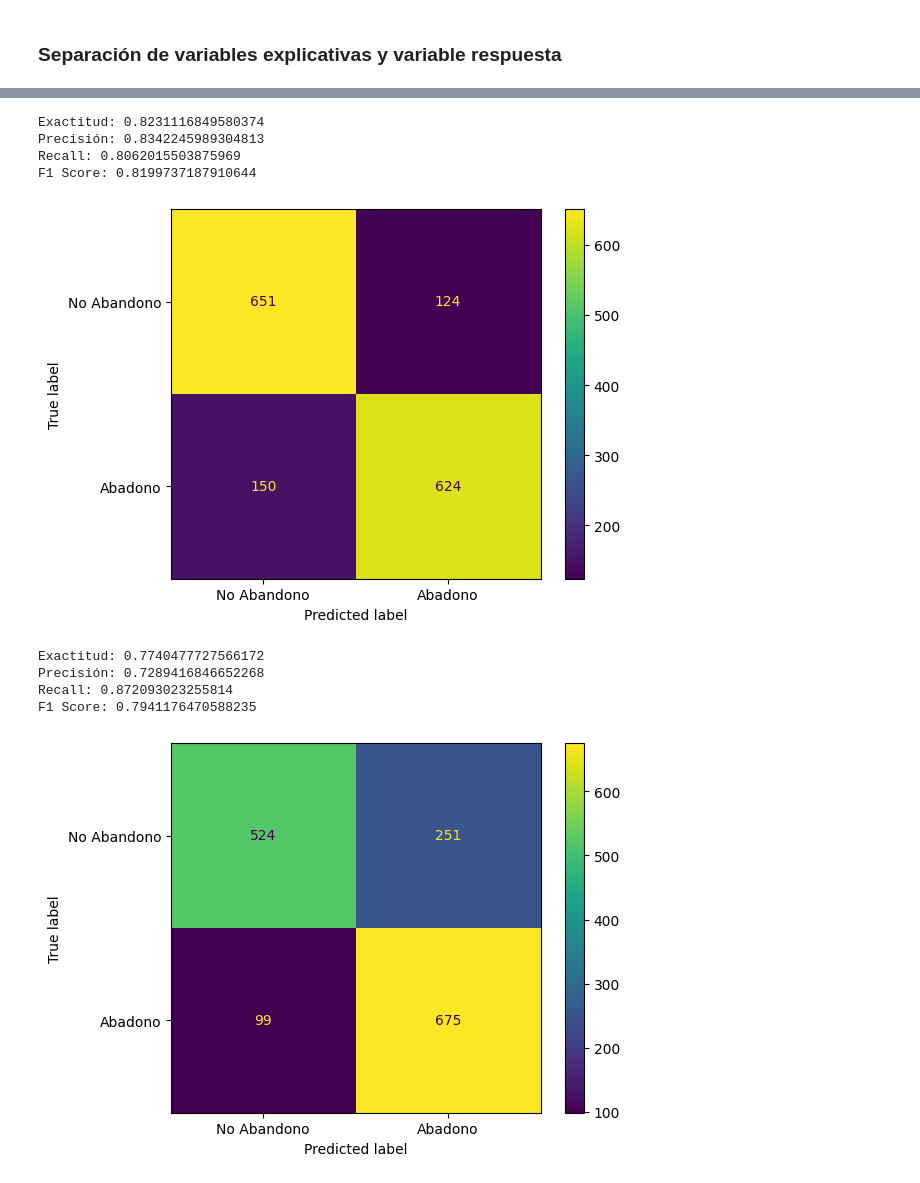
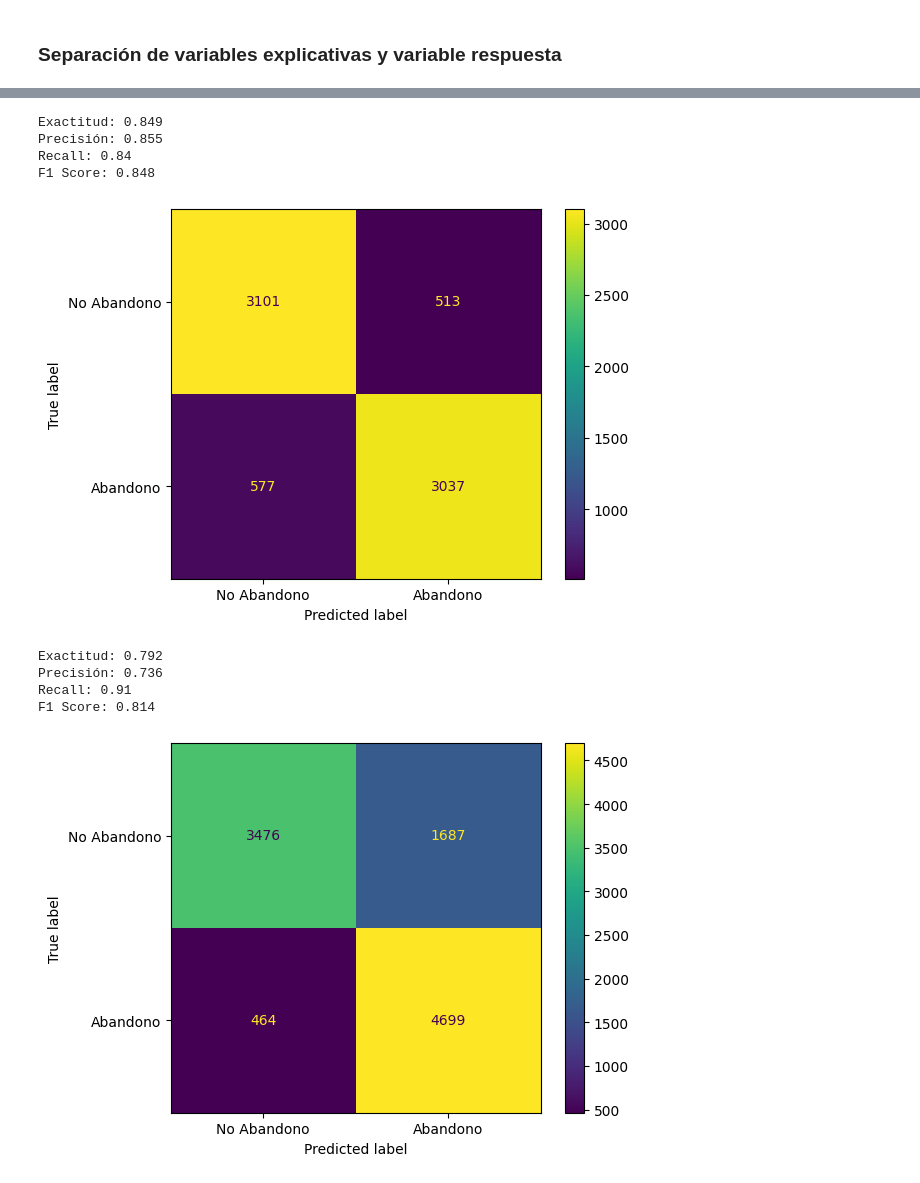
Before and after one commit to ErikGzz03TEC/Challenge_Telecom_X_parte_2, a Jupyter notebook: Challenge_TelecomX_2.ipynb, the cells around one changed output, grey strips where cells are left out. Drawn from its saved outputs; the diff is of its cells as text; code cells hidden in the pictures.

```diff
--- a/Challenge_TelecomX_2.ipynb
+++ b/Challenge_TelecomX_2.ipynb
@@ -361,0 +405,3 @@ from sklearn.model_selection import train_test_split
+# %%
+oversampling = SMOTE(random_state= 5)
+X_df, y = oversampling.fit_resample(X_df,y)
@@ -362,8 +415,4 @@ from sklearn.model_selection import train_test_split
 # %%
 # 70% entrenamiento, 15% test y 15% validación
-
-oversampling = SMOTE()
-X_balanceada, y_balanceada = oversampling.fit_resample(X_codificada,y)
-
-X_train, X_temp, y_train, y_temp = train_test_split(X, y, test_size=0.30, stratify=y, random_state=5)
+X_train, X_temp, y_train, y_temp = train_test_split(X_df, y, test_size=0.30, stratify=y, random_state=5)
 X_val, X_test, y_val, y_test = train_test_split(X_temp, y_temp, test_size=0.50, stratify=y_temp, random_state=5)
@@ -379,11 +433,11 @@ from sklearn.model_selection import StratifiedKFold, cross_validate
 # %%
-def evaluacion_modelos(y_test,y_pred):
-    print(f'Exactitud: {accuracy_score(y_test, y_pred)}')
-    print(f'Precisión: {precision_score(y_test, y_pred)}')
-    print(f'Recall: {recall_score(y_test,y_pred)}')
-    print(f'F1 Score: {f1_score(y_test,y_pred)}')
-    matriz_confusion_modelo = confusion_matrix(y_test,y_pred)
-    visualizacion_matriz_confusion = ConfusionMatrixDisplay(matriz_confusion_modelo, display_labels=['No Abandono', 'Abadono'])
+def evaluacion_modelos(y_real, y_pred):
+    print(f'Exactitud: {round(accuracy_score(y_real, y_pred), 3)}')
+    print(f'Precisión: {round(precision_score(y_real, y_pred, zero_division=0), 3)}')
+    print(f'Recall: {round(recall_score(y_real, y_pred, zero_division=0), 3)}')
+    print(f'F1 Score: {round(f1_score(y_real, y_pred, zero_division=0), 3)}')
+    matriz_confusion_modelo = confusion_matrix(y_real, y_pred)
+    visualizacion_matriz_confusion = ConfusionMatrixDisplay(matriz_confusion_modelo, display_labels=['No Abandono', 'Abandono'])
     visualizacion_matriz_confusion.plot();
 # %%
 modelo_dummy = DummyClassifier()
@@ -410,7 +453,5 @@ Precision is ill-defined and being set to 0.0 due to no predicted samples. Use `
 # %%
 modelo_arbol = DecisionTreeClassifier(random_state= 5)
-modelo_arbol.fit(X_train,y_train)
-y_pred_arbol = modelo_arbol.predict(X_val)
-
-resultados_arbol = evaluacion_modelos(y_val,y_pred_arbol)
+y_pred_cv_arbol = cross_val_predict(modelo_arbol,X_train_balanceada,y_train_balanceada, cv = skf)
+resultados_arbol = evaluacion_modelos(y_train_balanceada,y_pred_cv_arbol)
 # %% [output]
@@ -422,24 +463,22 @@ F1 Score: 0.7834518422753717
 # %%
-modelo_random = RandomForestClassifier(random_state= 5)
-modelo_random.fit(X_train,y_train)
-y_pred_random = modelo_random.predict(X_val)
+modelo_rf = RandomForestClassifier(random_state= 5)
+y_pred_cv_rf = cross_val_predict(modelo_rf, X_train, y_train, cv = skf)
 
-resultados_random = evaluacion_modelos(y_val,y_pred_random)
+resultados_random = evaluacion_modelos(y_train,y_pred_cv_rf)
 # %% [output]
-Exactitud: 0.8231116849580374
-Precisión: 0.8342245989304813
-Recall: 0.8062015503875969
-F1 Score: 0.8199737187910644
+Exactitud: 0.849
+Precisión: 0.855
+Recall: 0.84
+F1 Score: 0.848
-[figure, old version]
+[figure, new version]
 # %%
 modelo_knn = KNeighborsClassifier()
-modelo_knn.fit(X_train,y_train)
-y_pred_knn = modelo_knn.predict(X_val)
+y_pred_cv_knn = cross_val_predict(modelo_knn, X_train_balanceada, y_train_balanceada, cv = skf)
 
-resultados_knn = evaluacion_modelos(y_val,y_pred_knn)
+resultados_knn = evaluacion_modelos(y_train_balanceada,y_pred_cv_knn)
 # %% [output]
-Exactitud: 0.7740477727566172
-Precisión: 0.7289416846652268
-Recall: 0.872093023255814
-F1 Score: 0.7941176470588235
+Exactitud: 0.792
+Precisión: 0.736
+Recall: 0.91
+F1 Score: 0.814
-[figure, old version]
+[figure, new version]
```
Also changed, not shown: parts of 39 cells of this notebook.
